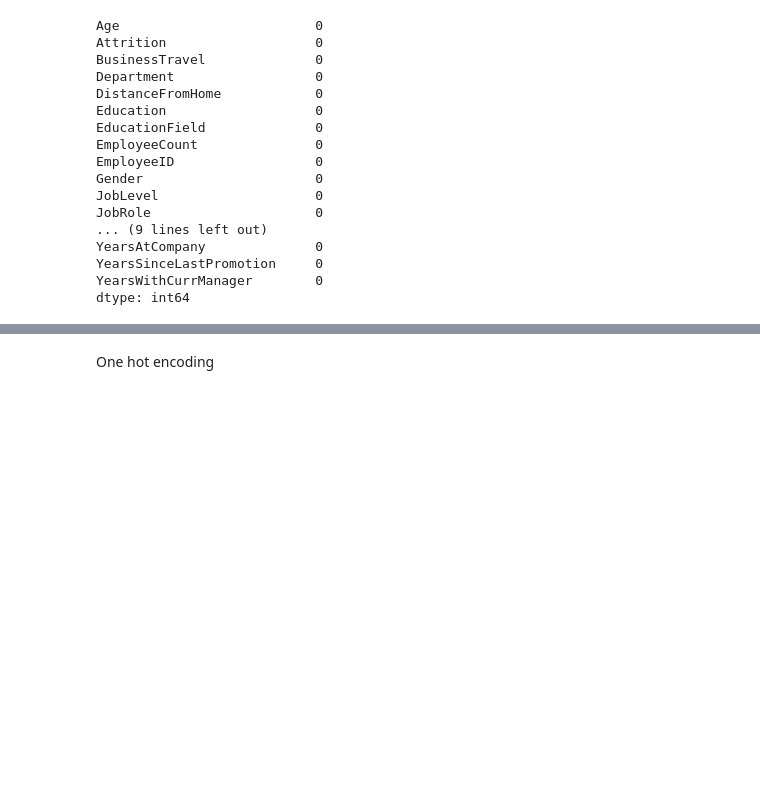
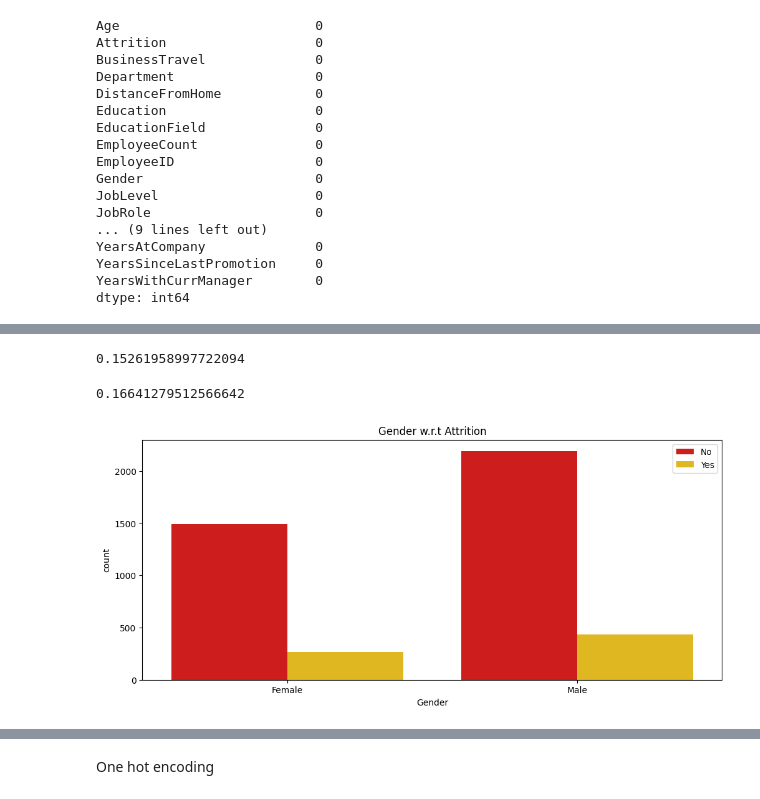
Before and after one commit to Tolulope-Akinmoju/AdventureWorks-PowerBI-Sales-Dashboard, a Jupyter notebook: HR_AdvML.ipynb, the cells around one changed output, grey strips where cells are left out. Cells and saved outputs as stored; diff of their text form; code cells hidden in the pictures; blank space fills up the shorter version.

```diff
--- a/HR_AdvML.ipynb
+++ b/HR_AdvML.ipynb
@@ -71,0 +124,2 @@ dataset = dataset.dropna()
+# %%
+dataset['count'] = 1
@@ -71,0 +135,18 @@ dataset = dataset.dropna()
+# %%
+268/(268+1488)
+# %% [output]
+0.15261958997722094
+# %%
+437/(437+2189)
+# %% [output]
+0.16641279512566642
+# %%
+
+
+plt.figure(figsize=(12,5))
+sns.countplot(x='Gender', hue='Attrition', data =dataset, palette = 'hot')
+plt.title('Gender w.r.t Attrition')
+plt.legend(loc='best')
+plt.show()
+# %% [output]
+[figure, added]
```
Also changed, not shown: parts of 18 cells of this notebook.
